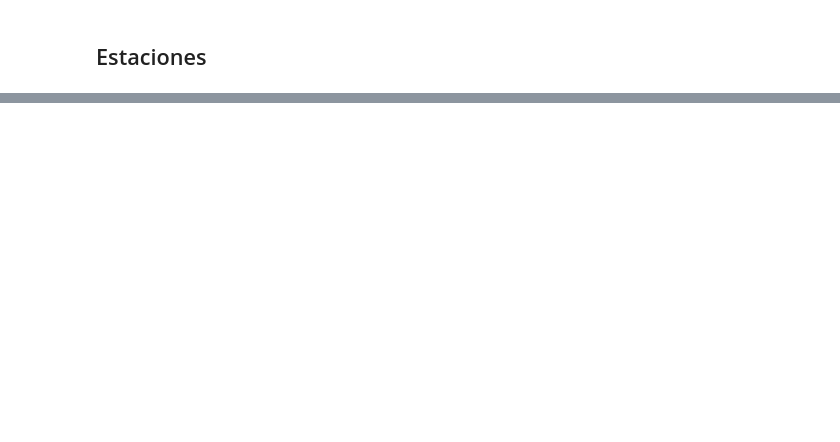
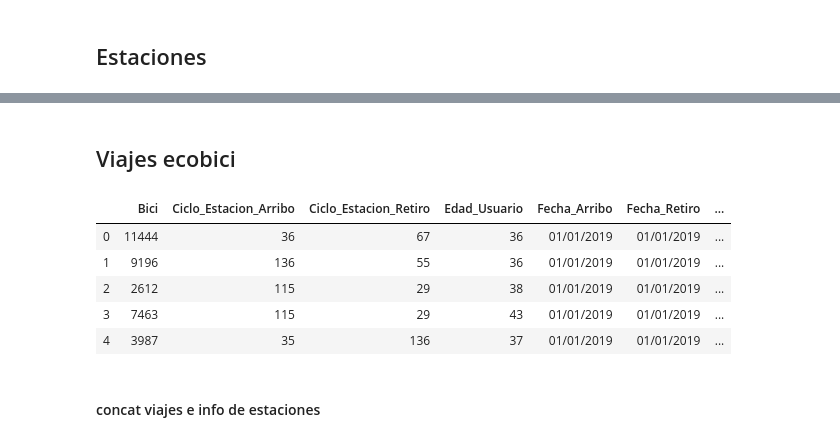
Before and after one commit to paupradel/ecobici_viz, a Jupyter notebook: exploracion_inicial.ipynb, the cells around one changed output, grey strips where cells are left out. Saved outputs shown, nothing was run; the diff lists cells and outputs as text; code cells hidden in the pictures; blank space fills up the shorter version.

```diff
--- a/exploracion_inicial.ipynb
+++ b/exploracion_inicial.ipynb
@@ -124,0 +139,12 @@ df_estaciones.head()
+# %% [markdown]
+## Viajes ecobici
+# %%
+df_viajes = pd.read_csv('./data/2019/ecobici_2019.csv',sep=',')
+df_viajes.head()
+# %% [output]
+|  | Bici | Ciclo_Estacion_Arribo | Ciclo_Estacion_Retiro | Edad_Usuario | Fecha_Arribo | Fecha_Retiro | ... |
+| 0 | 11444 | 36 | 67 | 36 | 01/01/2019 | 01/01/2019 | ... |
+| 1 | 9196 | 136 | 55 | 36 | 01/01/2019 | 01/01/2019 | ... |
+| 2 | 2612 | 115 | 29 | 38 | 01/01/2019 | 01/01/2019 | ... |
+| 3 | 7463 | 115 | 29 | 43 | 01/01/2019 | 01/01/2019 | ... |
+| 4 | 3987 | 35 | 136 | 37 | 01/01/2019 | 01/01/2019 | ... |
@@ -124,0 +153,2 @@ df_estaciones.head()
+# %% [markdown]
+#### concat viajes e info de estaciones
```
Also changed, not shown: parts of 6 cells of this notebook, 22 other files.
